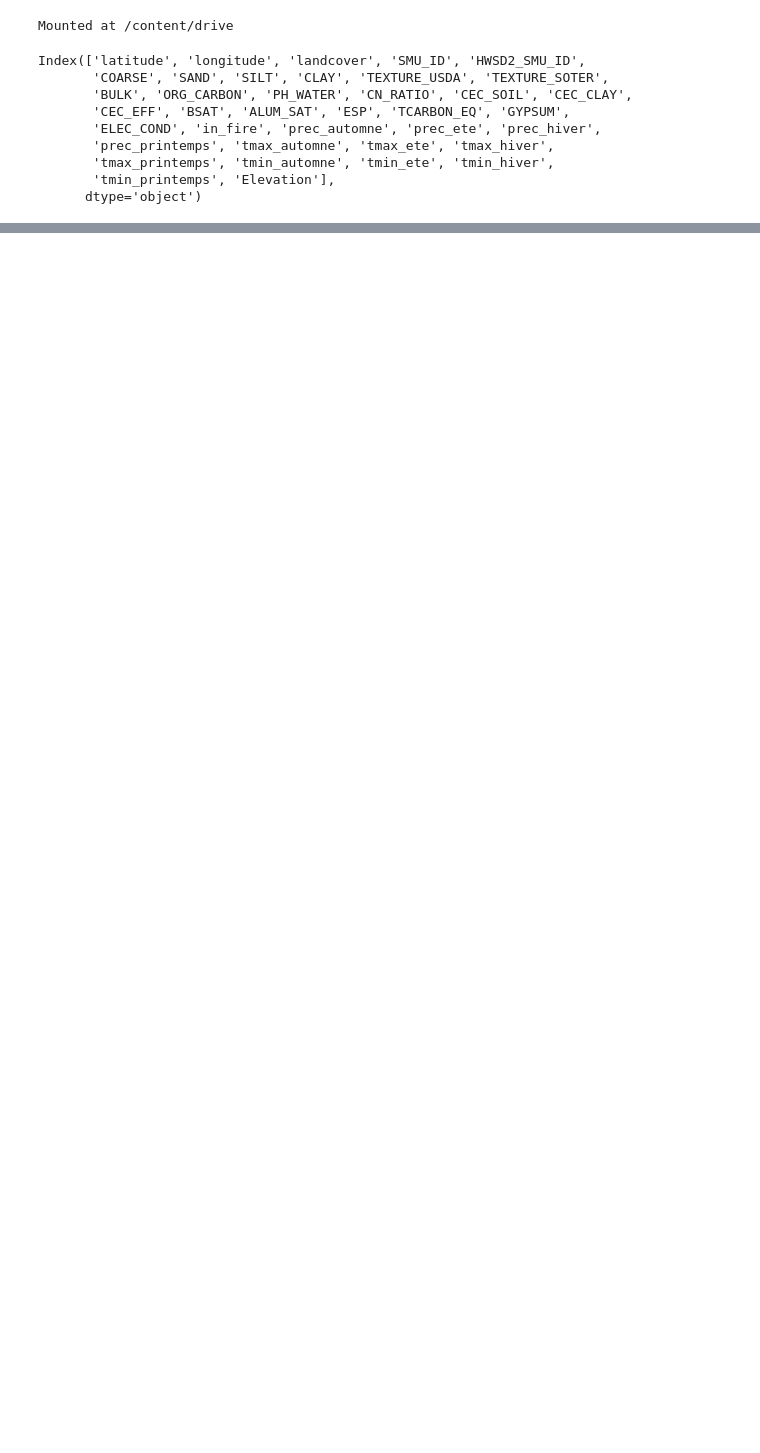
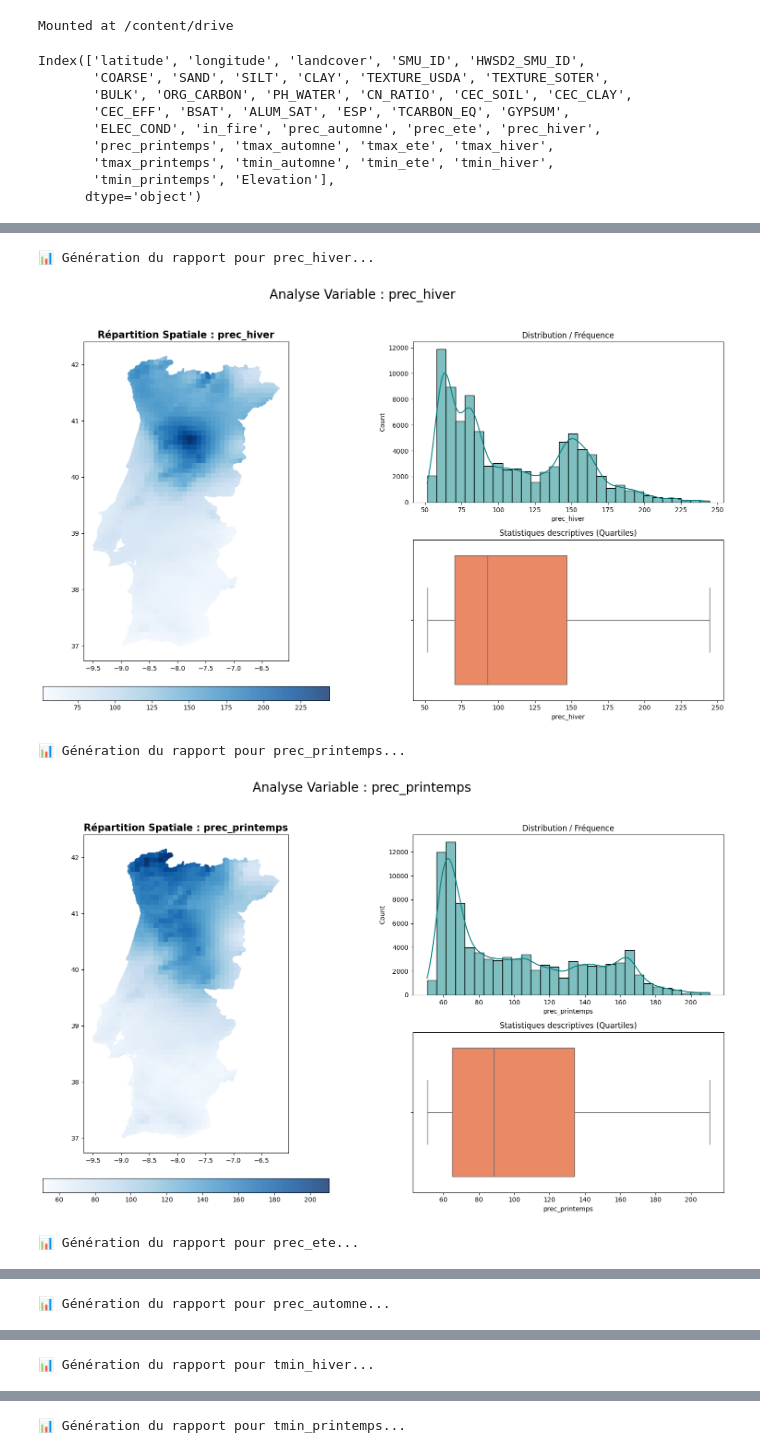
Before and after one commit to AbdelkarimElm/data-driven-wildfire-prediction-portugal, a Jupyter notebook: model training and processing/ExploryAnalysis.ipynb, the cells around one changed output, grey strips where cells are left out. Cells and saved outputs as stored; diff of their text form; code cells hidden in the pictures; blank space fills up the shorter version.

```diff
--- a/model training and processing/ExploryAnalysis.ipynb
+++ b/model training and processing/ExploryAnalysis.ipynb
@@ -44,0 +199,11 @@ land = ["landcover"]
+# %%
+for p in groups[1]:
+    if p in data.columns:
+        print(f"📊 Génération du rapport pour {p}...")
+        analyze_and_plot_portugal(p, data)
+# %% [output]
+📊 Génération du rapport pour prec_hiver...
+[figure, added]
+📊 Génération du rapport pour prec_printemps...
+[figure, added]
+📊 Génération du rapport pour prec_ete...
@@ -44,0 +211 @@ land = ["landcover"]
+📊 Génération du rapport pour prec_automne...
@@ -44,0 +213 @@ land = ["landcover"]
+📊 Génération du rapport pour tmin_hiver...
@@ -44,0 +215 @@ land = ["landcover"]
+📊 Génération du rapport pour tmin_printemps...
```
Also changed, not shown: parts of 6 cells of this notebook.
